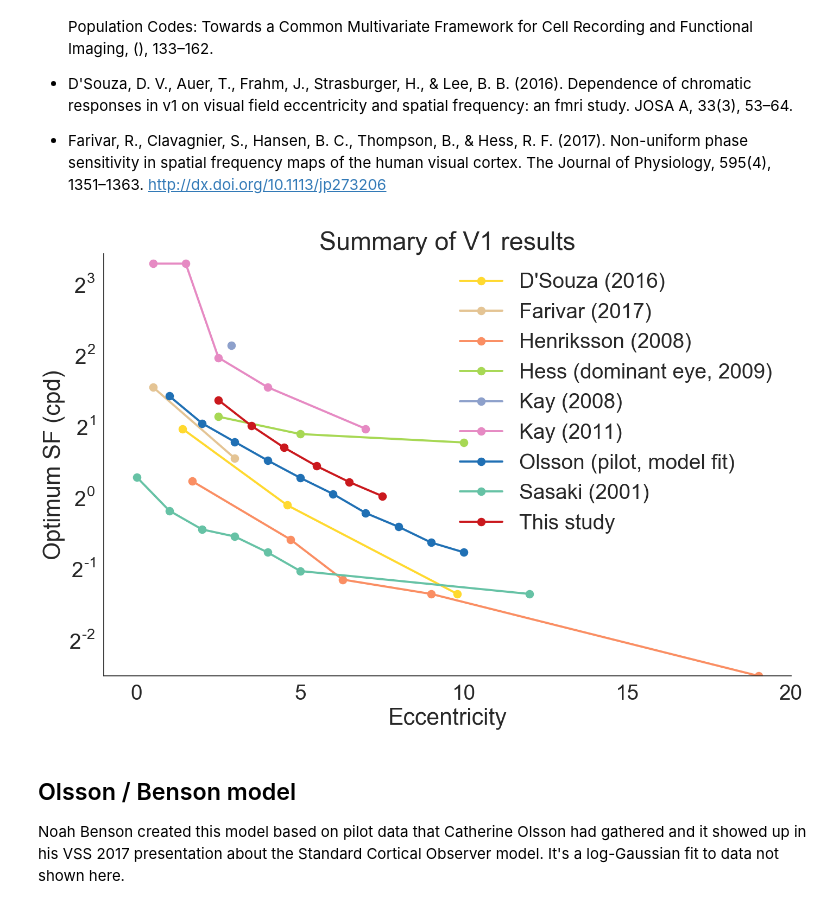
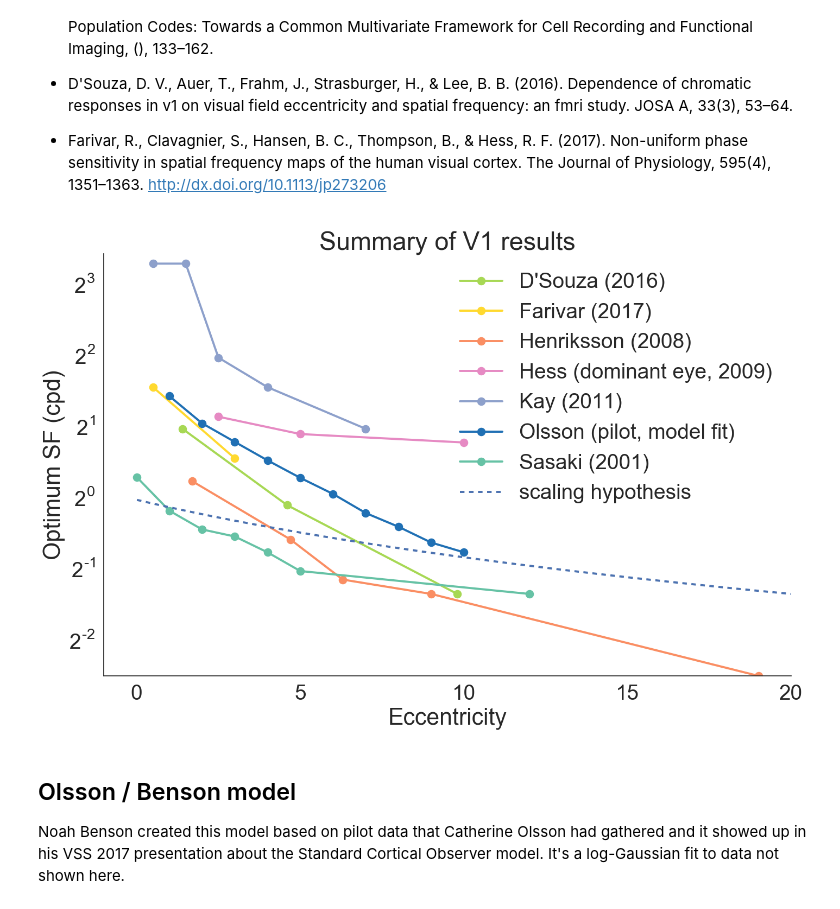
Before and after one commit to billbrod/spatial-frequency-preferences, a Jupyter notebook: notebooks/01-Background.ipynb, the cells around one changed output. Drawn from its saved outputs; the diff is of its cells as text; code cells hidden in the pictures.

Commit message:
updates background info figure

```diff
--- a/notebooks/01-Background.ipynb
+++ b/notebooks/01-Background.ipynb
@@ -41,9 +47,14 @@ data_dict['Paper'].extend(['Henriksson (2008)', ]*5)
 data_dict['Optimum SF (cpd)'].extend([1.2, .68, .46, .40, .18])
 data_dict['Eccentricity'].extend([1.7, 4.7, 6.3, 9, 19])
 
-data_dict['Paper'].extend(['Kay (2008)']+['Kay (2011)']*5)
-data_dict['Optimum SF (cpd)'].extend([4.5, 4, 3, 10, 10, 2])
-data_dict['Eccentricity'].extend([ 2.9, 2.5, 4, .5, 1.5, 7])
+# This is only a single point, so we don't plot it
+# data_dict['Paper'].extend(['Kay (2008)'])
+# data_dict['Optimum SF (cpd)'].extend([4.5])
+# data_dict['Eccentricity'].extend([ 2.9])
+
+data_dict['Paper'].extend(['Kay (2011)']*5)
+data_dict['Optimum SF (cpd)'].extend([4, 3, 10, 10, 2])
+data_dict['Eccentricity'].extend([2.5, 4, .5, 1.5, 7])
 
 data_dict['Paper'].extend(["Hess (dominant eye, 2009)"]*3)
 data_dict['Optimum SF (cpd)'].extend([2.25, 1.9, 1.75])
@@ -62,29 +73,34 @@ data_dict['Optimum SF (cpd)'].extend([2.11, 1.76, 1.47, 2.75, 1.24, 1.06, .88, .
 data_dict['Eccentricity'].extend([2, 3, 4, 1, 5, 6, 7, 8, 9, 10])
 
 # Oct 19, wl_subj001 first scanning session data
-data_dict['Paper'].extend(['This study']*6)
-data_dict["Optimum SF (cpd)"].extend([ 2.64442929,  2.06290022,  1.66656346,  1.39038784,  1.18985363, 1.03866873])
-data_dict['Eccentricity'].extend([ 2.5,  3.5,  4.5,  5.5,  6.5, 7.5])
+# data_dict['Paper'].extend(['This study']*6)
+# data_dict["Optimum SF (cpd)"].extend([ 2.64442929,  2.06290022,  1.66656346,  1.39038784,  1.18985363, 1.03866873])
+# data_dict['Eccentricity'].extend([ 2.5,  3.5,  4.5,  5.5,  6.5, 7.5])
+
+# Predictions of the scaling hypothesis
+ecc = np.linspace(.01, 20, 50)
+fovea_cutoff = 0
+V1_RF_size = np.concatenate([np.ones(len(ecc[ecc<fovea_cutoff])), np.linspace(1, 2.5, len(ecc[ecc>=fovea_cutoff]))])
 
 df = pd.DataFrame(data_dict)
 df = df.sort_values(['Paper','Eccentricity',])
 # %%
 pal = sns.color_palette('Set2', 8)
-keys = pd.Series(data_dict['Paper']).unique()[:-2]
+keys = pd.Series(data_dict['Paper']).unique()
 pal = dict((k, p) for k, p in zip(keys, pal))
 pal['Olsson (pilot, model fit)'] = sns.color_palette('Blues', 3)[-1]
-pal['This study'] = sns.color_palette('Reds', 3)[-1]
+# pal['This study'] = sns.color_palette('Reds', 3)[-1]
 with sns.plotting_context('poster', font_scale=1.75), sns.axes_style('white'):
     g = sns.FacetGrid(df, hue='Paper', size=10, aspect=1.5, palette=pal)
     g.map(plt.semilogy, 'Eccentricity', 'Optimum SF (cpd)', marker='o', basey=2)
     g.ax.set_xlim((-1, 20))
     g.ax.set_ylim((0, 11))
-#    g.ax.plot(ecc, 1/V1_RF_size, '--', label='scaling hypothesis')
+    g.ax.plot(ecc, 1/V1_RF_size, '--', label='scaling hypothesis')
     g.ax.legend(loc='best')
     g.ax.set_title("Summary of V1 results")
-    g.savefig('Summary.svg')
+    # g.savefig('Summary.svg')
 # %% [output]
-[figure, old version]
+[figure, new version]
 # %% [markdown]
 ## Olsson / Benson model
 
```
Also changed, not shown: parts of 1 cell of this notebook.
